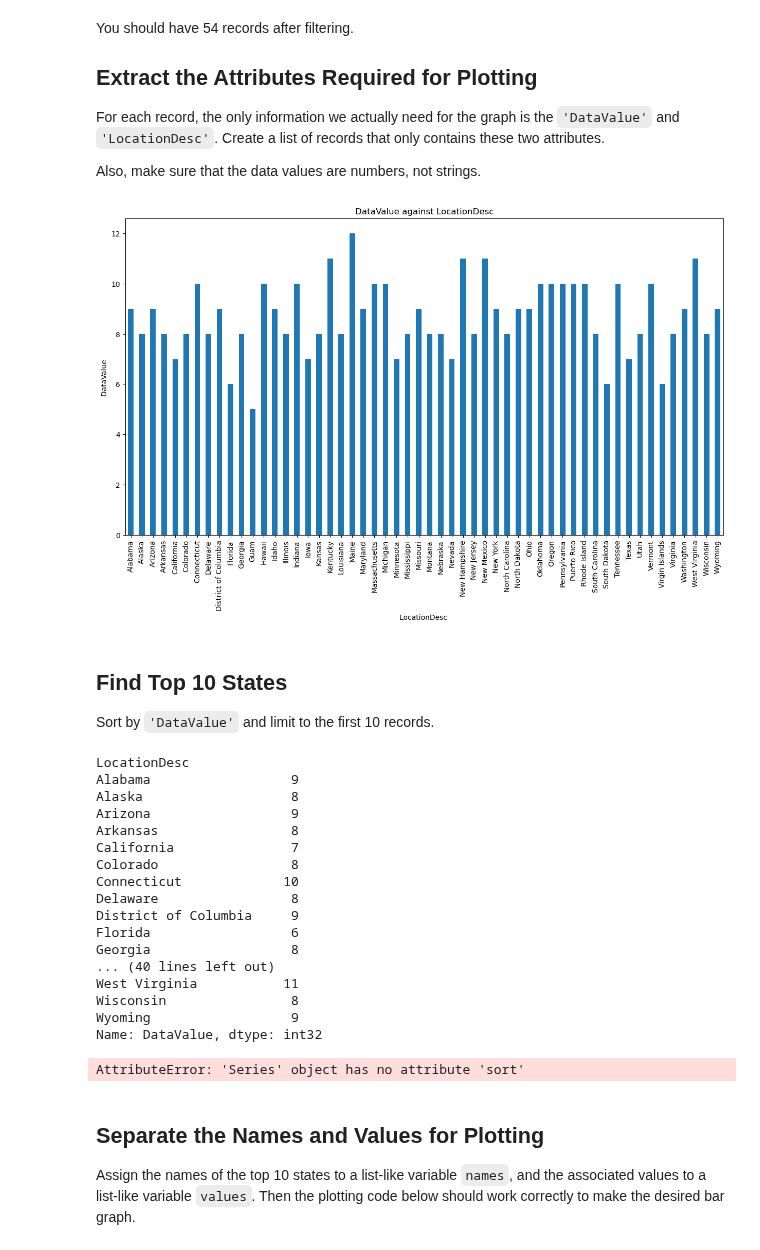
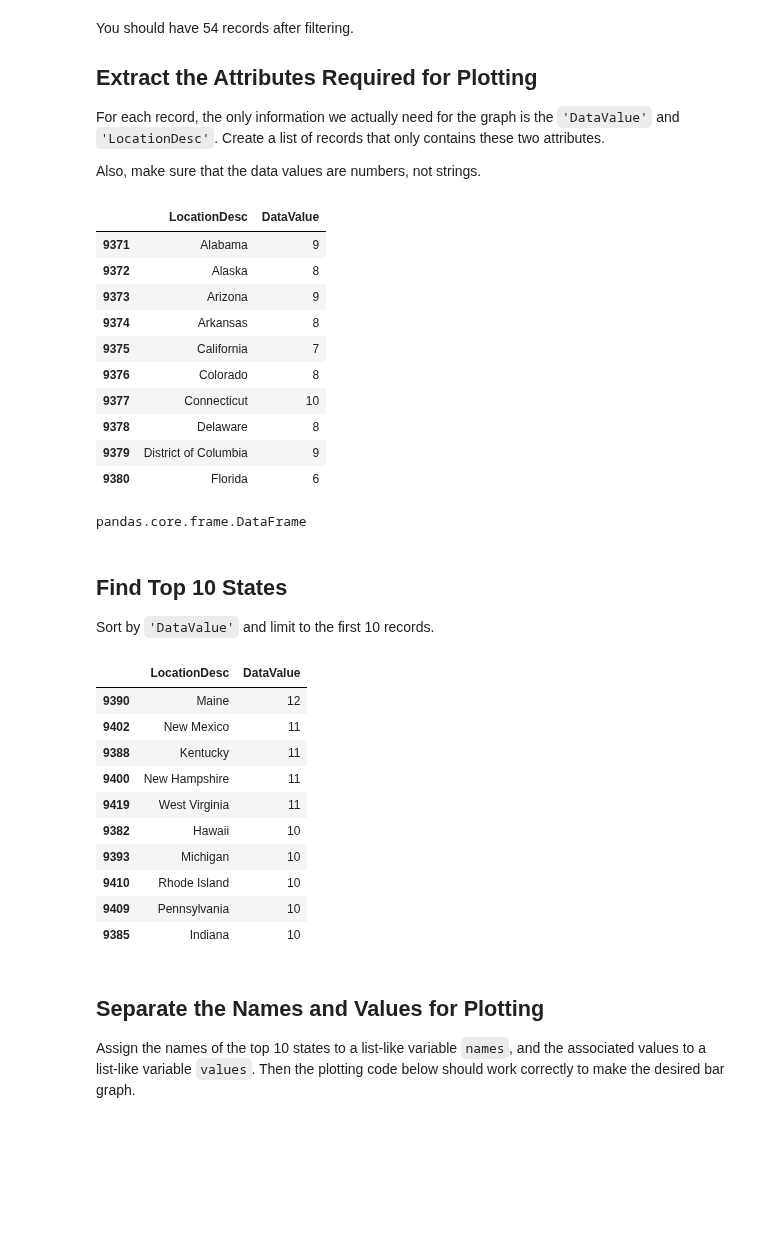
Before and after one commit to mish-mureh/dsc-exploring-and-transforming-json-schemas-lab, a Jupyter notebook: index.ipynb, the cells around one changed output. Drawn from its saved outputs; the diff is of its cells as text; code cells hidden in the pictures; blank space fills up the shorter version.

```diff
--- a/index.ipynb
+++ b/index.ipynb
@@ -243,53 +243,55 @@ For each record, the only information we actually need for the graph is the `'Da
 
 Also, make sure that the data values are numbers, not strings.
 # %%
-# Your code here (create additional cells as needed)
+# Your code here (create additional cells as needed)df.loc[df['LocationDesc'], df['DataValue']]
 import matplotlib.pyplot as plt
 %matplotlib inline
 
 df['DataValue'] = df['DataValue'].astype(float)
 df['DataValue']
 df['DataValue'] = df['DataValue'].astype(int)
 df['DataValue']
-df.groupby('LocationDesc')['DataValue'].sum().plot(kind = 'bar', figsize = (15,8))
-plt.title("DataValue against LocationDesc")
-plt.xlabel("LocationDesc ")
-plt.ylabel("DataValue ");
+list_of_records = df[['LocationDesc', 'DataValue']]
+list_of_records[:10]
 # %% [output]
-[figure, removed]
+|  | LocationDesc | DataValue |
+| 9371 | Alabama | 9 |
+| 9372 | Alaska | 8 |
+| 9373 | Arizona | 9 |
+| 9374 | Arkansas | 8 |
+| 9375 | California | 7 |
+| 9376 | Colorado | 8 |
+| 9377 | Connecticut | 10 |
+| 9378 | Delaware | 8 |
+| 9379 | District of Columbia | 9 |
+| 9380 | Florida | 6 |
+# %%
+type(list_of_records)
+# %% [output]
+pandas.core.frame.DataFrame
 # %% [markdown]
 ## Find Top 10 States
 
 Sort by `'DataValue'` and limit to the first 10 records.
 # %%
 # Your code here (add additional cells as needed)
-grouped = df.groupby('LocationDesc')['DataValue'].sum()
-grouped
+# grouped = df.groupby('LocationDesc')['DataValue'].sum()
+# grouped
+
+top_10 = list_of_records.sort_values(by='DataValue',ascending = False)[:10]
+top_10
 # %% [output]
-LocationDesc
-Alabama                  9
-Alaska                   8
-Arizona                  9
-Arkansas                 8
-California               7
-Colorado                 8
-Connecticut             10
-Delaware                 8
-District of Columbia     9
-Florida                  6
-Georgia                  8
-... (40 lines left out)
-West Virginia           11
-Wisconsin                8
-Wyoming                  9
-Name: DataValue, dtype: int32
+|  | LocationDesc | DataValue |
+| 9390 | Maine | 12 |
+| 9402 | New Mexico | 11 |
+| 9388 | Kentucky | 11 |
+| 9400 | New Hampshire | 11 |
+| 9419 | West Virginia | 11 |
+| 9382 | Hawaii | 10 |
+| 9393 | Michigan | 10 |
+| 9410 | Rhode Island | 10 |
+| 9409 | Pennsylvania | 10 |
+| 9385 | Indiana | 10 |
-# %%
-
-
-top_10 = df['DataValue'].sort('DataValue', ascending = False)[:10]
-top_10
-# %% [output]
-AttributeError: 'Series' object has no attribute 'sort'
 # %% [markdown]
 ## Separate the Names and Values for Plotting
 
```
Also changed, not shown: parts of 2 cells of this notebook.
